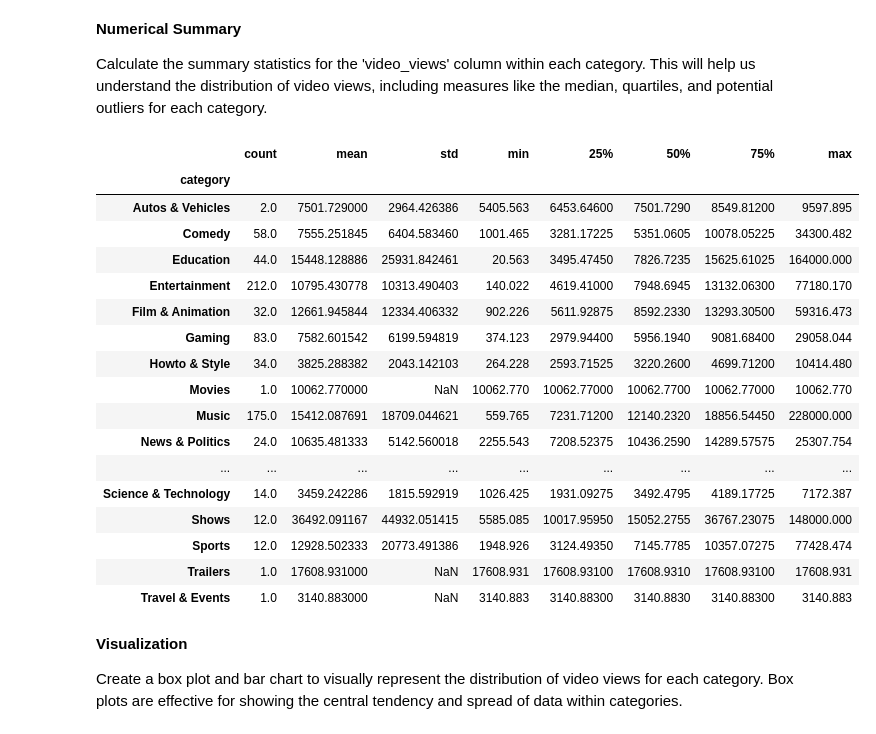
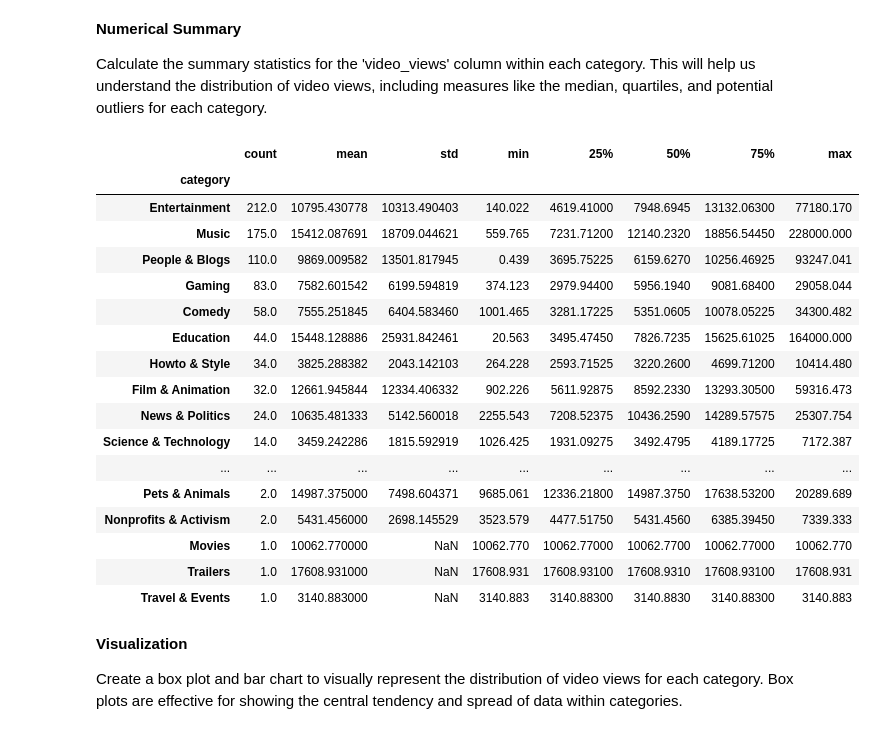
Before and after one commit to Alexxanderson/CSMODEL-PROJECT, a Jupyter notebook: MCO1/Phase1Notebook.ipynb, the cells around one changed output. Drawn from its saved outputs; the diff is of its cells as text; code cells hidden in the pictures.

```diff
--- a/MCO1/Phase1Notebook.ipynb
+++ b/MCO1/Phase1Notebook.ipynb
@@ -1306,26 +1264,31 @@ These patterns suggest that the category of content significantly influences the
 
 Calculate the summary statistics for the 'video_views' column within each category. This will help us understand the distribution of video views, including measures like the median, quartiles, and potential outliers for each category.
 # %%
-# calculate mean of video views within each category
+# Calculate the mean of video views within each category
 views_summary = youtube_df.groupby('category')['video views (millions)'].describe()
-views_summary
+
+# Sort the summary statistics by the "count" column in descending for visualization
+views_summary_sorted = views_summary.sort_values(by=('count'), ascending=False)
+
+# Display the sorted summary
+views_summary_sorted
 # %% [output]
 |  | count | mean | std | min | 25% | 50% | 75% | max |
 | category |  |  |  |  |  |  |  |  |
-| Autos & Vehicles | 2.0 | 7501.729000 | 2964.426386 | 5405.563 | 6453.64600 | 7501.7290 | 8549.81200 | 9597.895 |
+| Entertainment | 212.0 | 10795.430778 | 10313.490403 | 140.022 | 4619.41000 | 7948.6945 | 13132.06300 | 77180.170 |
+| Music | 175.0 | 15412.087691 | 18709.044621 | 559.765 | 7231.71200 | 12140.2320 | 18856.54450 | 228000.000 |
+| People & Blogs | 110.0 | 9869.009582 | 13501.817945 | 0.439 | 3695.75225 | 6159.6270 | 10256.46925 | 93247.041 |
+| Gaming | 83.0 | 7582.601542 | 6199.594819 | 374.123 | 2979.94400 | 5956.1940 | 9081.68400 | 29058.044 |
 | Comedy | 58.0 | 7555.251845 | 6404.583460 | 1001.465 | 3281.17225 | 5351.0605 | 10078.05225 | 34300.482 |
 | Education | 44.0 | 15448.128886 | 25931.842461 | 20.563 | 3495.47450 | 7826.7235 | 15625.61025 | 164000.000 |
-| Entertainment | 212.0 | 10795.430778 | 10313.490403 | 140.022 | 4619.41000 | 7948.6945 | 13132.06300 | 77180.170 |
+| Howto & Style | 34.0 | 3825.288382 | 2043.142103 | 264.228 | 2593.71525 | 3220.2600 | 4699.71200 | 10414.480 |
 | Film & Animation | 32.0 | 12661.945844 | 12334.406332 | 902.226 | 5611.92875 | 8592.2330 | 13293.30500 | 59316.473 |
-| Gaming | 83.0 | 7582.601542 | 6199.594819 | 374.123 | 2979.94400 | 5956.1940 | 9081.68400 | 29058.044 |
-| Howto & Style | 34.0 | 3825.288382 | 2043.142103 | 264.228 | 2593.71525 | 3220.2600 | 4699.71200 | 10414.480 |
+| News & Politics | 24.0 | 10635.481333 | 5142.560018 | 2255.543 | 7208.52375 | 10436.2590 | 14289.57575 | 25307.754 |
+| Science & Technology | 14.0 | 3459.242286 | 1815.592919 | 1026.425 | 1931.09275 | 3492.4795 | 4189.17725 | 7172.387 |
+| ... | ... | ... | ... | ... | ... | ... | ... | ... |
+| Pets & Animals | 2.0 | 14987.375000 | 7498.604371 | 9685.061 | 12336.21800 | 14987.3750 | 17638.53200 | 20289.689 |
+| Nonprofits & Activism | 2.0 | 5431.456000 | 2698.145529 | 3523.579 | 4477.51750 | 5431.4560 | 6385.39450 | 7339.333 |
 | Movies | 1.0 | 10062.770000 | NaN | 10062.770 | 10062.77000 | 10062.7700 | 10062.77000 | 10062.770 |
-| Music | 175.0 | 15412.087691 | 18709.044621 | 559.765 | 7231.71200 | 12140.2320 | 18856.54450 | 228000.000 |
-| News & Politics | 24.0 | 10635.481333 | 5142.560018 | 2255.543 | 7208.52375 | 10436.2590 | 14289.57575 | 25307.754 |
-| ... | ... | ... | ... | ... | ... | ... | ... | ... |
-| Science & Technology | 14.0 | 3459.242286 | 1815.592919 | 1026.425 | 1931.09275 | 3492.4795 | 4189.17725 | 7172.387 |
-| Shows | 12.0 | 36492.091167 | 44932.051415 | 5585.085 | 10017.95950 | 15052.2755 | 36767.23075 | 148000.000 |
-| Sports | 12.0 | 12928.502333 | 20773.491386 | 1948.926 | 3124.49350 | 7145.7785 | 10357.07275 | 77428.474 |
 | Trailers | 1.0 | 17608.931000 | NaN | 17608.931 | 17608.93100 | 17608.9310 | 17608.93100 | 17608.931 |
 | Travel & Events | 1.0 | 3140.883000 | NaN | 3140.883 | 3140.88300 | 3140.8830 | 3140.88300 | 3140.883 |
 # %% [markdown]
```
Also changed, not shown: parts of 18 cells of this notebook, 1 other file.
